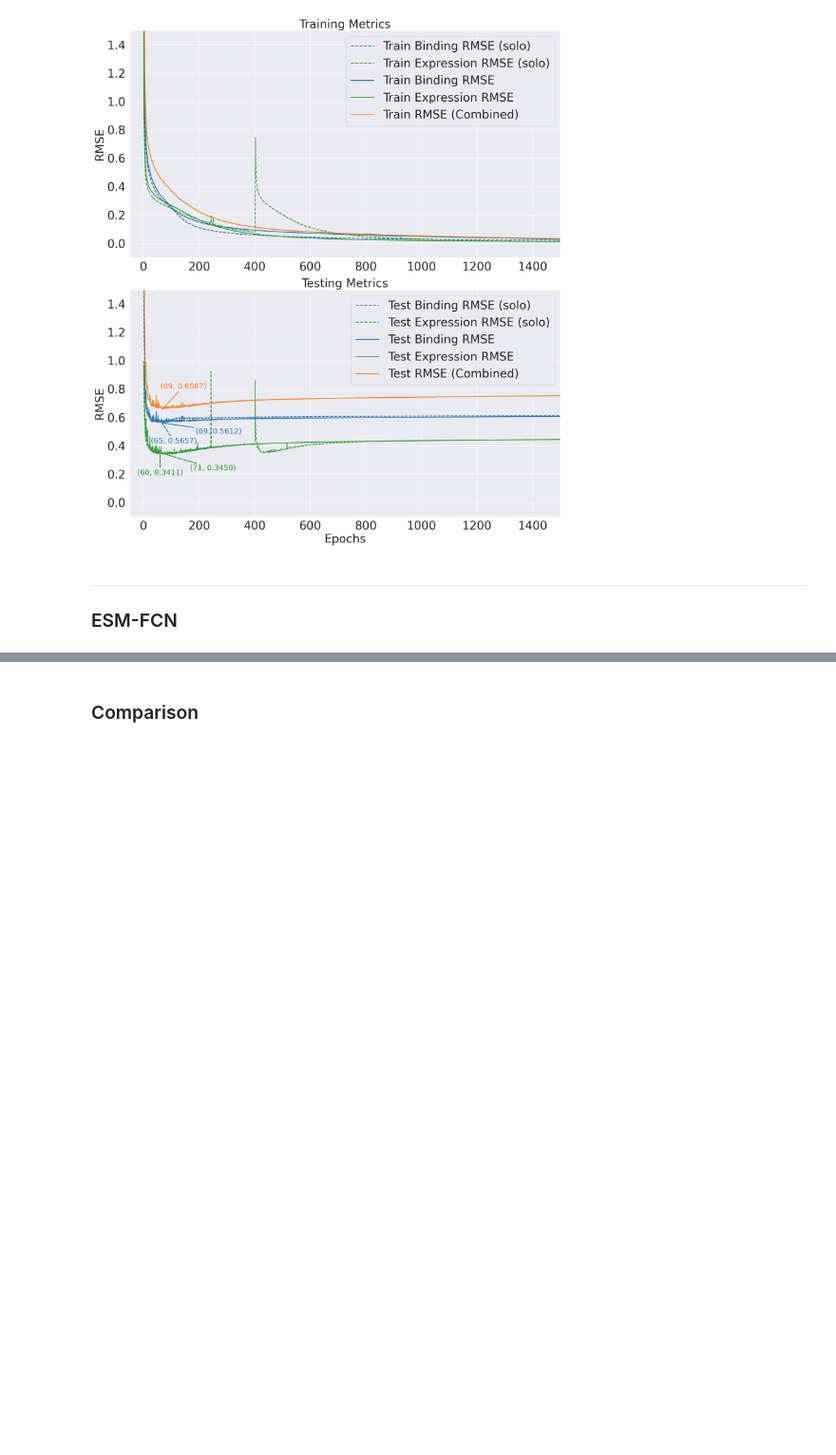
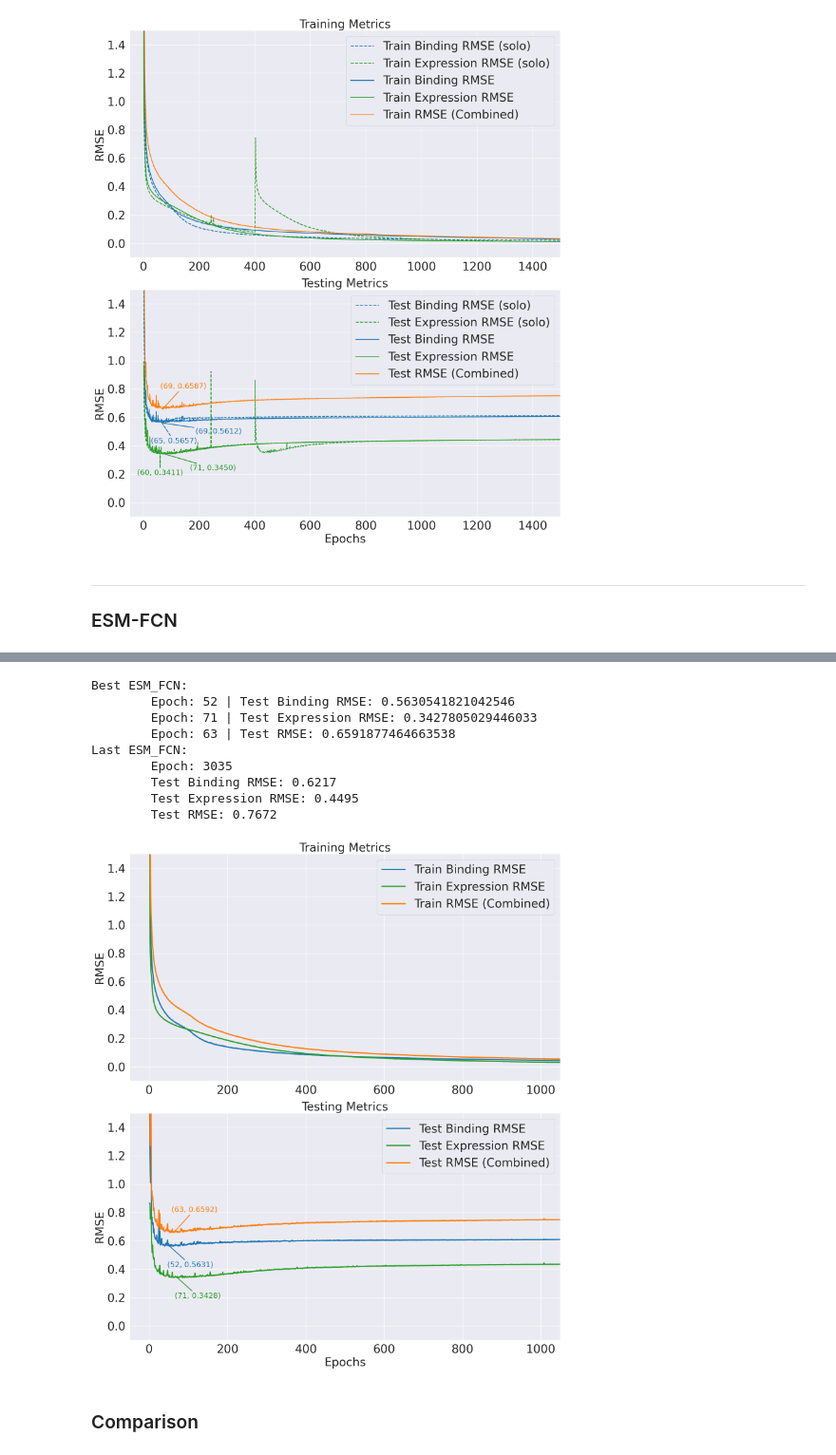
Before and after one commit to hubin-keio/Spike_NLP, a Jupyter notebook: notebooks/models/esm_finetuning-DMS_OLD-model_results_graphs.ipynb, the cells around one changed output, grey strips where cells are left out. Shown at 95% size. Cells and saved outputs as stored; diff of their text form; code cells hidden in the pictures; blank space fills up the shorter version.

```diff
--- a/notebooks/models/esm_finetuning-DMS_OLD-model_results_graphs.ipynb
+++ b/notebooks/models/esm_finetuning-DMS_OLD-model_results_graphs.ipynb
@@ -308,16 +320,27 @@ print(f"Last {run5.split('/')[4].upper()}: \n\tEpoch: {run5_last_results[0]} | T
 # %%
 # ESM-FCN using DMS OLD dataset (binding and expression)
-run6 = "../../results/run_results/"
+run6 = "../../results/run_results/esm_fcn/esm_fcn-DMS_OLD_BE-2024-10-09_22-49/esm_fcn-DMS_OLD_BE-train_82178_test_20545"
 plot_log_file_BE(run6 + "_metrics.csv", run6 + "_metrics.pdf")
 
 best_binding, best_expression, best_combo = find_best_epoch_BE(run6 + "_metrics.csv")
 print(
     f"Best {run6.split('/')[4].upper()}: \n\tEpoch: {best_binding[0]} | Test Binding RMSE: {best_binding[1]}"
     f"\n\tEpoch: {best_expression[0]} | Test Expression RMSE: {best_expression[1]}"
     f"\n\tEpoch: {best_combo[0]} | Test RMSE: {best_combo[1]}"
 )
 run6_last_results = find_last_epoch_BE(run6 + "_metrics.csv")
 print(f"Last {run6.split('/')[4].upper()}: \n\tEpoch: {run6_last_results[0]} \n\tTest Binding RMSE: {run6_last_results[1]:.4f} \n\tTest Expression RMSE: {run6_last_results[2]:.4f} \n\tTest RMSE: {run6_last_results[3]:.4f}")
+# %% [output]
+Best ESM_FCN:
+        Epoch: 52 | Test Binding RMSE: 0.5630541821042546
+        Epoch: 71 | Test Expression RMSE: 0.3427805029446033
+        Epoch: 63 | Test RMSE: 0.6591877464663538
+Last ESM_FCN:
+        Epoch: 3035
+        Test Binding RMSE: 0.6217
+        Test Expression RMSE: 0.4495
+        Test RMSE: 0.7672
+[figure, added]
 # %% [markdown]
 ### Comparison
 # %%
```
Also changed, not shown: parts of 4 cells of this notebook, 2 other files.
